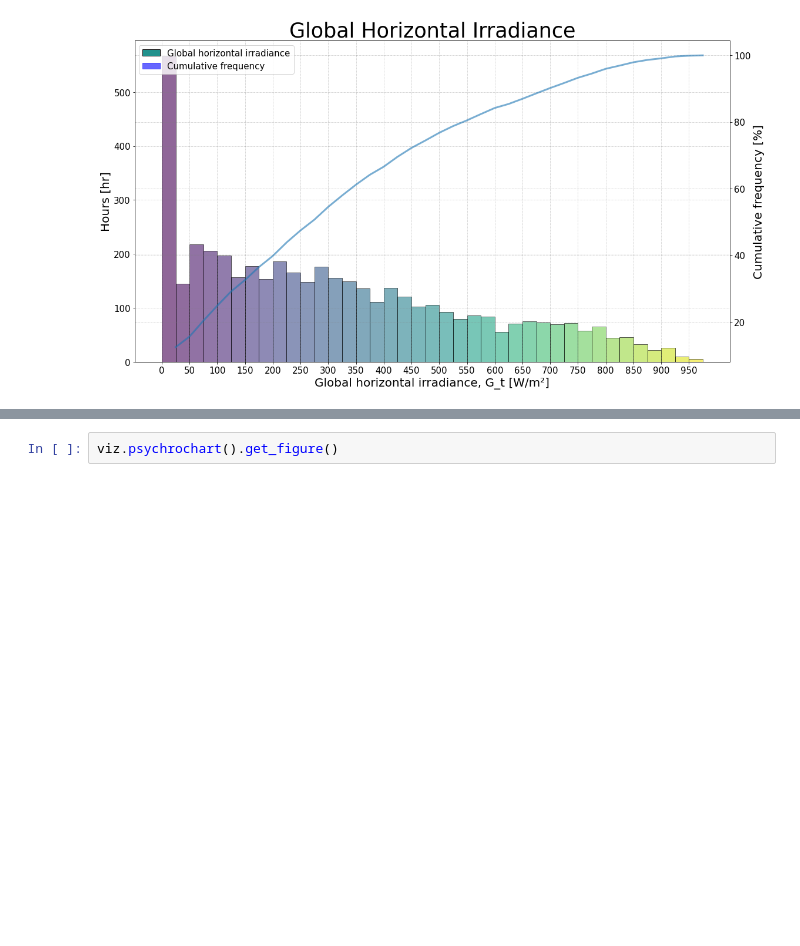
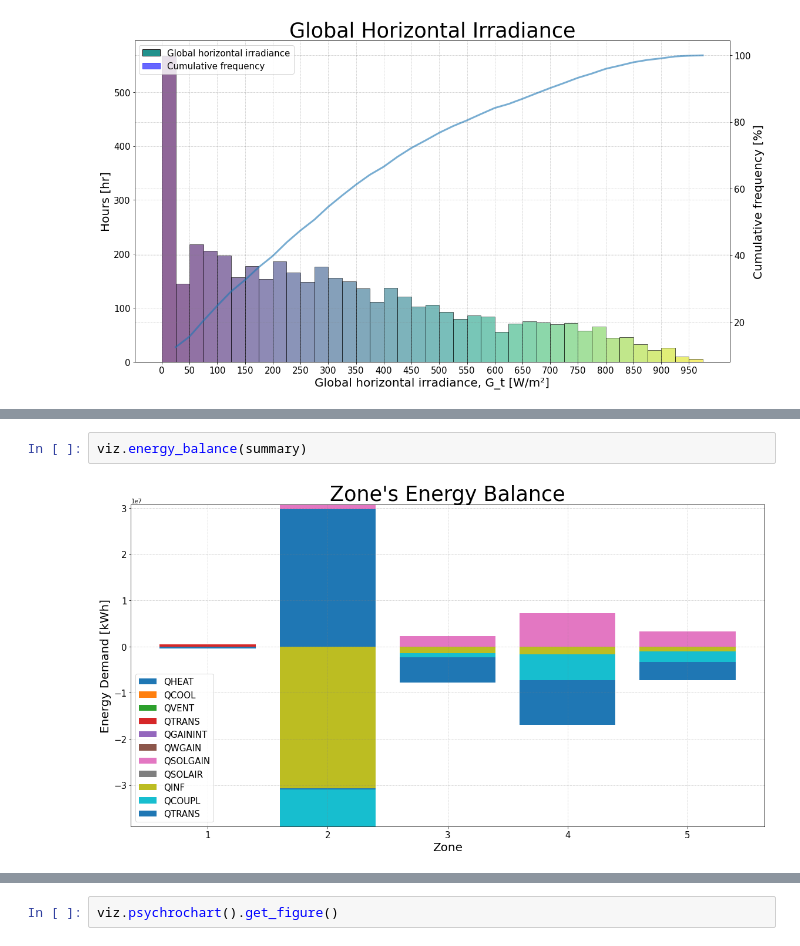
Before and after one commit to EURAC-EEBgroup/CULTURAL-E-Data-Visualization-Library, a Jupyter notebook: notebooks/1.0-report.ipynb, the cells around one changed output, grey strips where cells are left out. Drawn from its saved outputs; the diff is of its cells as text; blank space fills up the shorter version.

```diff
--- a/notebooks/1.0-report.ipynb
+++ b/notebooks/1.0-report.ipynb
@@ -75,3 +83,7 @@ viz.cooling_loads(cultural_e)
+# %%
+viz.energy_balance(summary)
+# %% [output]
+[figure, added]
 # %%
 viz.zone_energy_balance()
 # %% [output]
```
Also changed, not shown: parts of 10 cells of this notebook, 16 other files.
